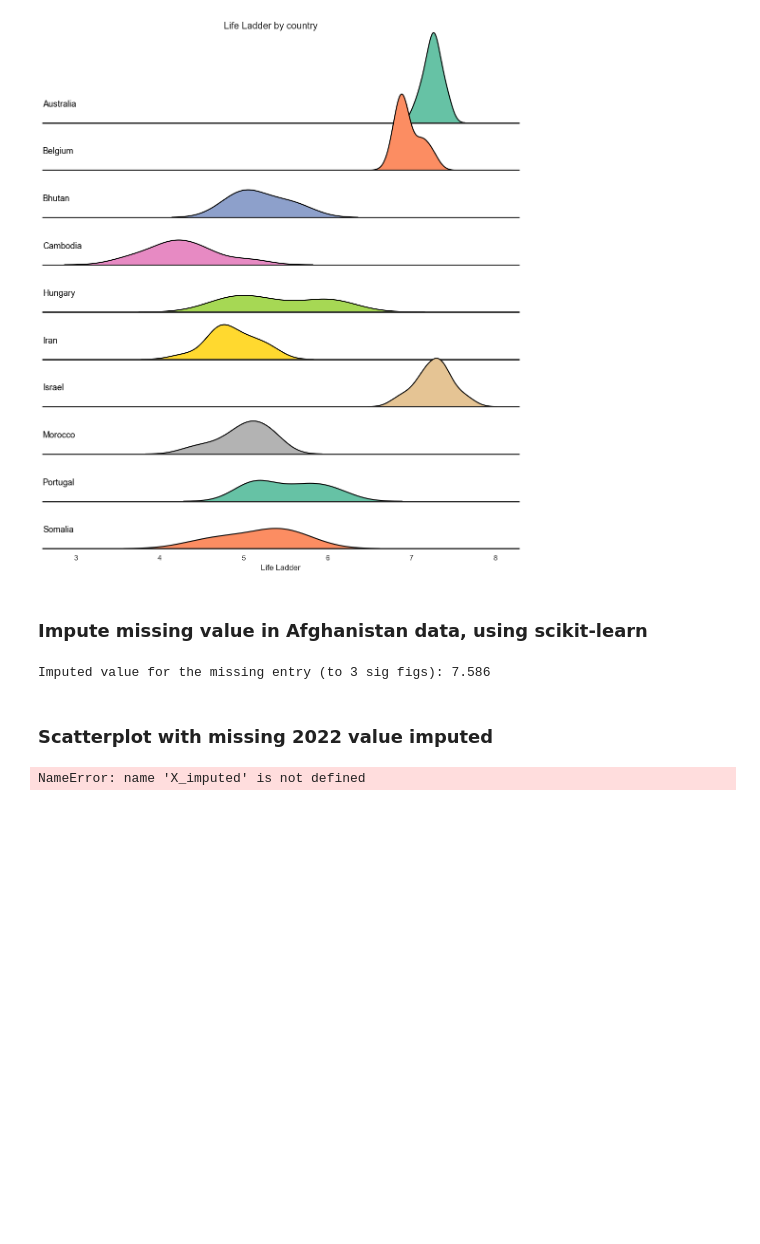
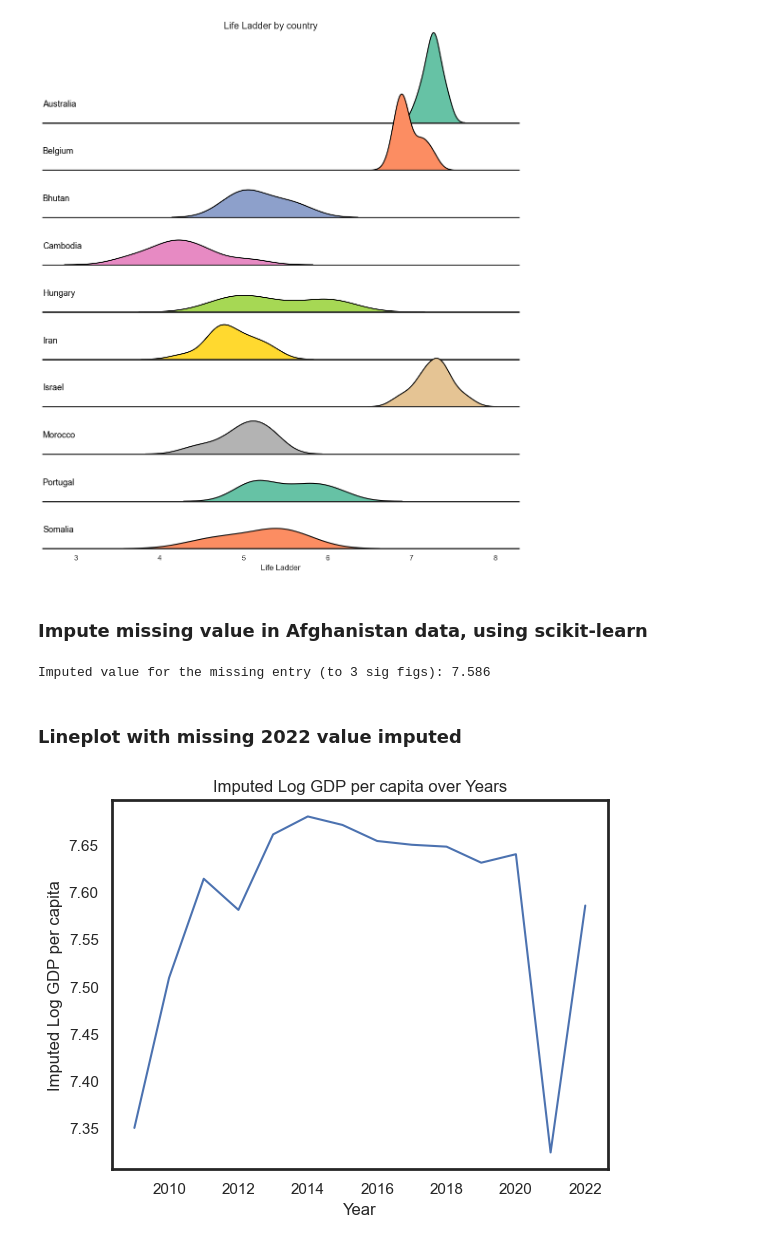
Before and after one commit to robbfox/jupyter-visualisation, a Jupyter notebook: visualised.ipynb, the cells around one changed output. Drawn from its saved outputs; the diff is of its cells as text; code cells hidden in the pictures; blank space fills up the shorter version.

```diff
--- a/visualised.ipynb
+++ b/visualised.ipynb
@@ -216,15 +216,15 @@ imputed_value = round(x_imputed[-1][0], 3)
 print("Imputed value for the missing entry (to 3 sig figs):", imputed_value)
 # %% [output]
 Imputed value for the missing entry (to 3 sig figs): 7.586
-# %% [markdown]
-### Scatterplot with missing 2022 value imputed
+# %% [markdown]
+### Lineplot with missing 2022 value imputed
 # %%
 years = np.arange(2009, 2023)
-colors = sns.color_palette("seismic", len(X_imputed))
-sns.scatterplot(x=years, y=X_imputed.flatten(), hue=X_imputed.flatten(), palette=colors, legend=None)
+colors = sns.color_palette("seismic", len(x_imputed))
+sns.lineplot(x=years, y=x_imputed.flatten())
 plt.xlabel('Year')
 plt.ylabel('Imputed Log GDP per capita')
 plt.title('Imputed Log GDP per capita over Years')
 plt.show()
 # %% [output]
-NameError: name 'X_imputed' is not defined
+[figure, added]
```
Also changed, not shown: parts of 1 cell of this notebook.
